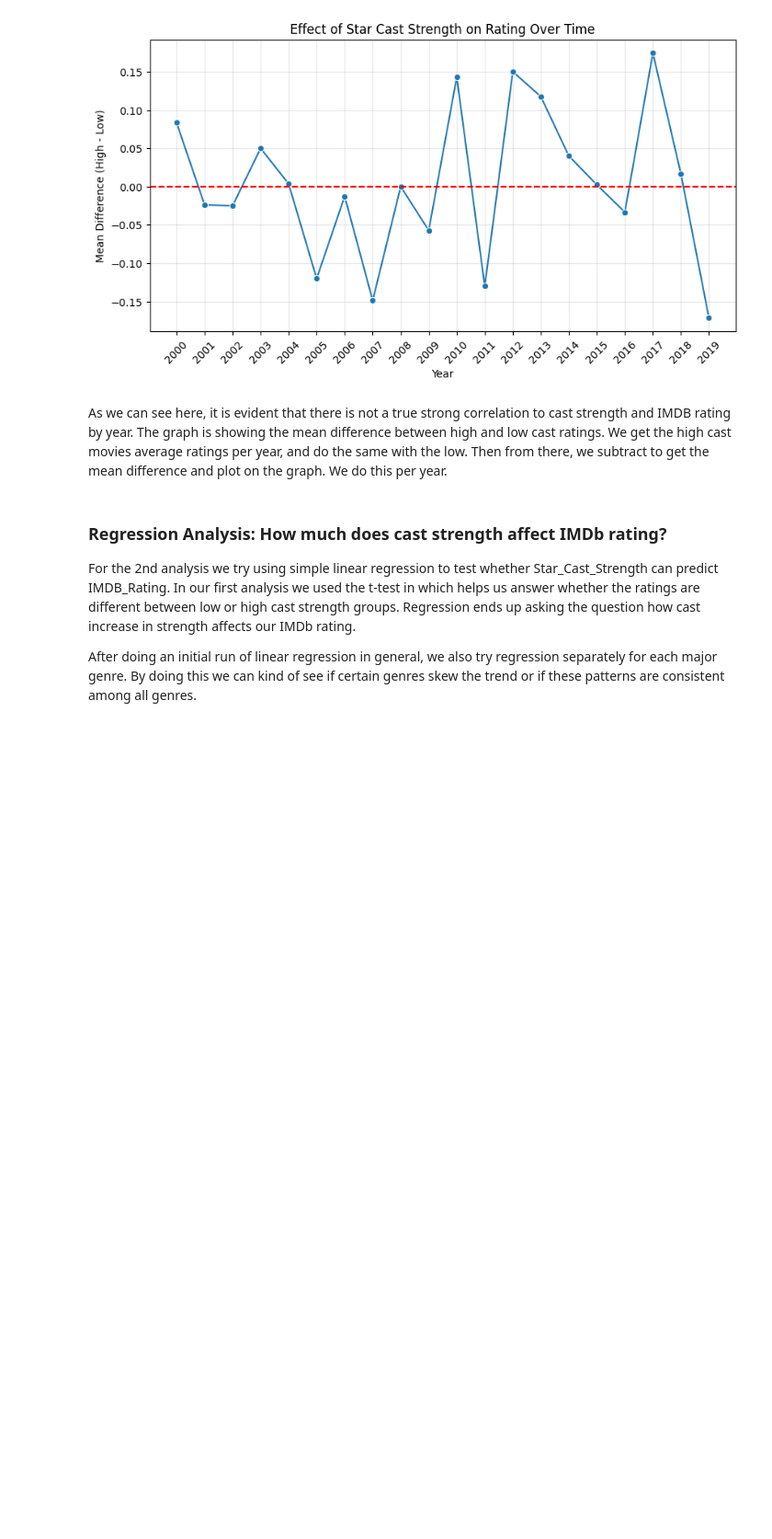
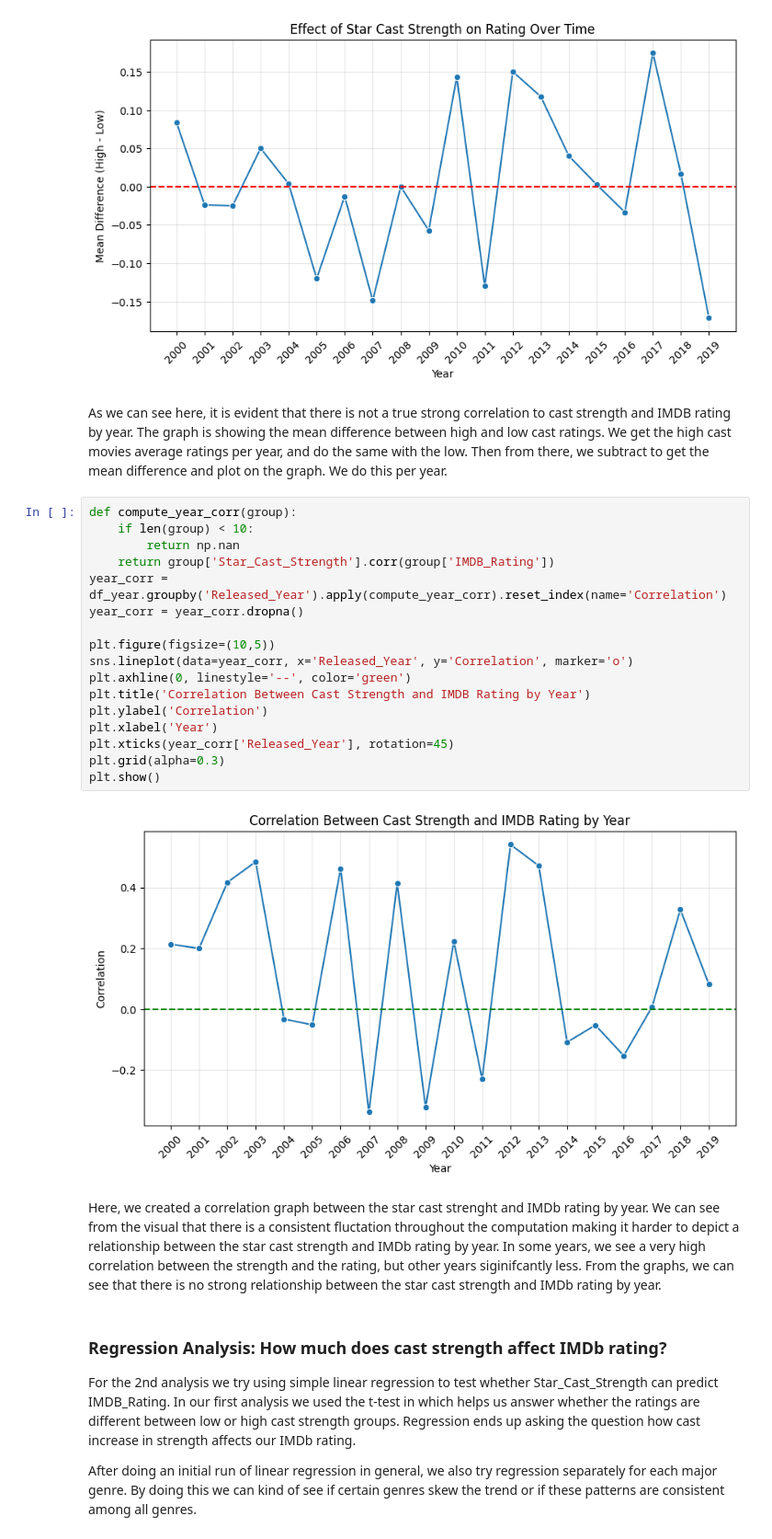
Before and after one commit to COGS108/Group138_WI26, a Jupyter notebook: 03-FinalProject.ipynb, the cells around one changed output. Shown at 92% size. Cells and saved outputs as stored; diff of their text form; blank space fills up the shorter version.

Commit message:
updated conclusion and added correlation metric to data split by year

```diff
--- a/03-FinalProject.ipynb
+++ b/03-FinalProject.ipynb
@@ -490,6 +494,28 @@ plt.show()
 [figure]
 # %% [markdown]
 As we can see here, it is evident that there is not a true strong correlation to cast strength and IMDB rating by year. The graph is showing the mean difference between high and low cast ratings. We get the high cast movies average ratings per year, and do the same with the low. Then from there, we subtract to get the mean difference and plot on the graph. We do this per year.
+# %%
+def compute_year_corr(group):
+    if len(group) < 10:
+        return np.nan
+    return group['Star_Cast_Strength'].corr(group['IMDB_Rating'])
+year_corr = df_year.groupby('Released_Year').apply(compute_year_corr).reset_index(name='Correlation')
+year_corr = year_corr.dropna()
+
+plt.figure(figsize=(10,5))
+sns.lineplot(data=year_corr, x='Released_Year', y='Correlation', marker='o')
+plt.axhline(0, linestyle='--', color='green')
+plt.title('Correlation Between Cast Strength and IMDB Rating by Year')
+plt.ylabel('Correlation')
+plt.xlabel('Year')
+plt.xticks(year_corr['Released_Year'], rotation=45)
+plt.grid(alpha=0.3)
+plt.show()
+# %% [output]
+[figure, added]
+# %% [markdown]
+Here, we created a correlation graph between the star cast strenght and IMDb rating by year. We can see from the visual that there is a consistent fluctation throughout the computation making it harder to depict a relationship between the star cast strength and IMDb rating by year. In some years, we see a very high correlation between the strength and the rating, but other years siginifcantly less. From the graphs, we can see that
+ there is no strong relationship between the star cast strength and IMDb rating by year.
 # %% [markdown]
 ### Regression Analysis: How much does cast strength affect IMDb rating?
 
```
Also changed, not shown: parts of 3 cells of this notebook.
